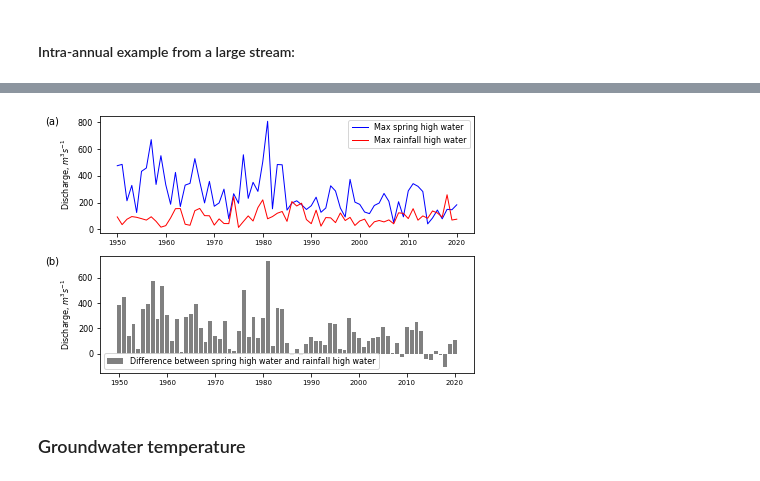
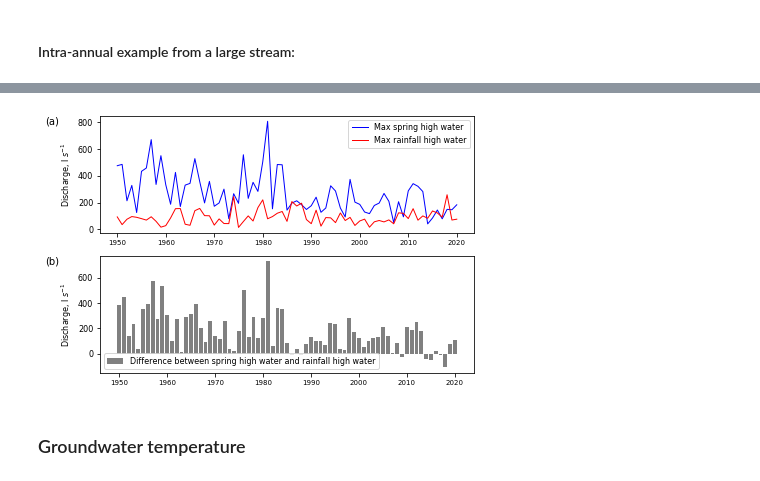
Before and after one commit to shi-hydrology/lammin-suo-plots, a Jupyter notebook: lammin_suo_plots.ipynb, the cells around one changed output, grey strips where cells are left out. Drawn from its saved outputs; the diff is of its cells as text; code cells hidden in the pictures.

```diff
--- a/lammin_suo_plots.ipynb
+++ b/lammin_suo_plots.ipynb
@@ -954,36 +954,36 @@ fig.set_size_inches(2*wu, 2*hu)
 tmp = prepare(os.path.join(work_dir, f))
 tmp.sort_index(inplace=True)
 
 tmp = tmp.loc[tmp["SITE"] == "Southern"]
 tmp["DISCHARGE"] = tmp["DISCHARGE"] / 1000
 
 # spring max discharges:
 df = tmp.loc[(tmp.index.dayofyear >= 50) & (tmp.index.dayofyear < 135)]
 # print(df)
 max_df = df.groupby(df.index.year).max()
 # print(max_df)
 ax[0].plot(max_df.index, max_df["DISCHARGE"], color="b", linewidth=1, label="Max spring high water")
 
 # max summer discharges:
 df = tmp.loc[tmp.index.dayofyear >= 135]
 rain_df = df.groupby(df.index.year).max()
 ax[0].plot(rain_df.index, rain_df["DISCHARGE"], color="r", linewidth=1, label="Max rainfall high water")
 
 diff = max_df["DISCHARGE"] - rain_df["DISCHARGE"]
 ax[1].bar(rain_df.index, diff, color="grey", linewidth=1, label="Difference between spring high water and rainfall high water")
 
-ax[0].set_ylabel("Discharge, $m^3 s^{-1}$")
-ax[1].set_ylabel("Discharge, $m^3 s^{-1}$")
+ax[0].set_ylabel("Discharge, l $s^{-1}$")
+ax[1].set_ylabel("Discharge, l $s^{-1}$")
 
 ax[0].legend()
 ax[1].legend(loc=3)
 
 mark_axes(ax, px=-0.11, py=1)
 
 fig_path = os.path.join(fig_dir, "test_10.png")
 plt.savefig(fig_path, dpi=300, transparent=False, facecolor="white")
 # %% [output]
-[figure, old version]
+[figure, new version]
 # %% [markdown]
 ### Groundwater temperature
 # %% [markdown]
```
Also changed, not shown: parts of 1 cell of this notebook.
